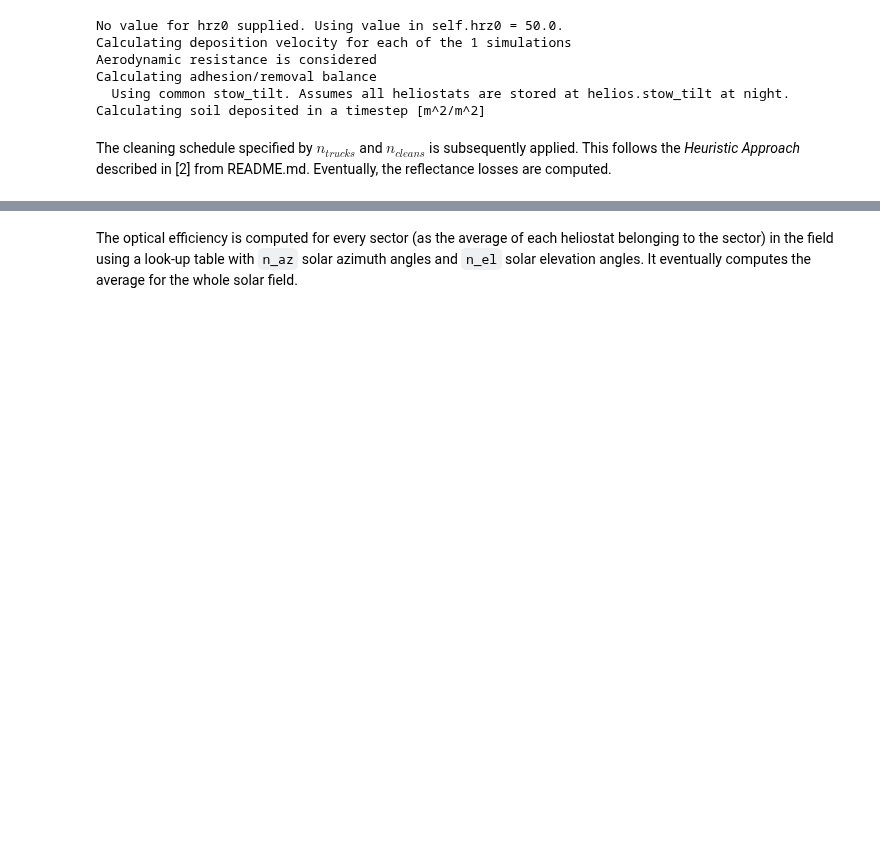
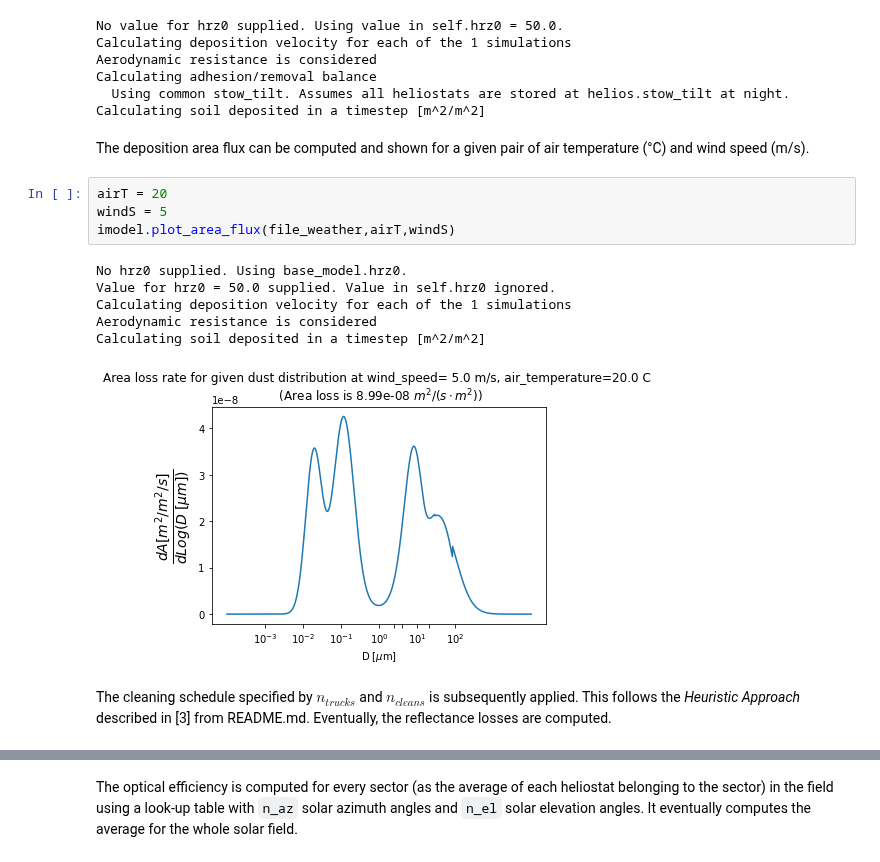
Before and after one commit to cholette/HelioSoil, a Jupyter notebook: demo_soiling_model.ipynb, the cells around one changed output, grey strips where cells are left out. Cells and saved outputs as stored; diff of their text form; blank space fills up the shorter version.

Commit message:
little edits to fix typos and adding a line in the notebook to show area deposition flux

```diff
--- a/demo_soiling_model.ipynb
+++ b/demo_soiling_model.ipynb
@@ -67,8 +67,21 @@ Aerodynamic resistance is considered
 Calculating adhesion/removal balance
   Using common stow_tilt. Assumes all heliostats are stored at helios.stow_tilt at night.
 Calculating soil deposited in a timestep [m^2/m^2]
+# %% [markdown]
+The deposition area flux can be computed and shown for a given pair of air temperature (°C) and wind speed (m/s).
+# %%
+airT = 20
+windS = 5
+imodel.plot_area_flux(file_weather,airT,windS)
+# %% [output]
+No hrz0 supplied. Using base_model.hrz0.
+Value for hrz0 = 50.0 supplied. Value in self.hrz0 ignored.
+Calculating deposition velocity for each of the 1 simulations
+Aerodynamic resistance is considered
+Calculating soil deposited in a timestep [m^2/m^2]
+[figure, added]
 # %% [markdown]
-The cleaning schedule specified by $n_{trucks}$ and $n_{cleans}$ is subsequently applied. This follows the *Heuristic Approach* described in [2] from README.md. Eventually, the reflectance losses are computed.
+The cleaning schedule specified by $n_{trucks}$ and $n_{cleans}$ is subsequently applied. This follows the *Heuristic Approach* described in [3] from README.md. Eventually, the reflectance losses are computed.
 # %%
 cleans = smu.simple_annual_cleaning_schedule(imodel.helios.tilt[0].shape[0],n_trucks,n_cleans,dt=sim_data.dt[0]/3600.00)
 cleans = imodel.reflectance_loss(sim_data,{0:cleans})
```
Also changed, not shown: parts of 6 cells of this notebook, 2 other files.
